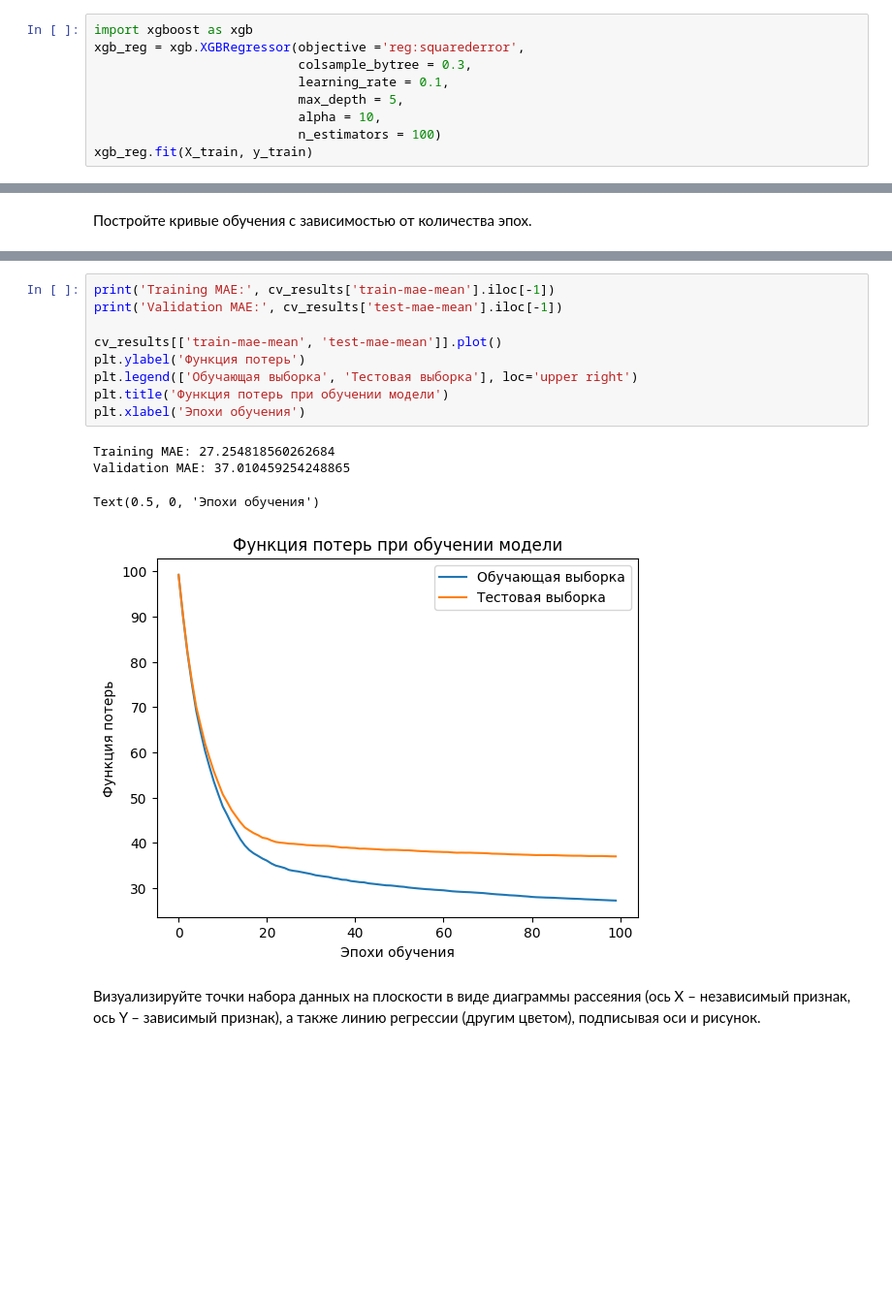
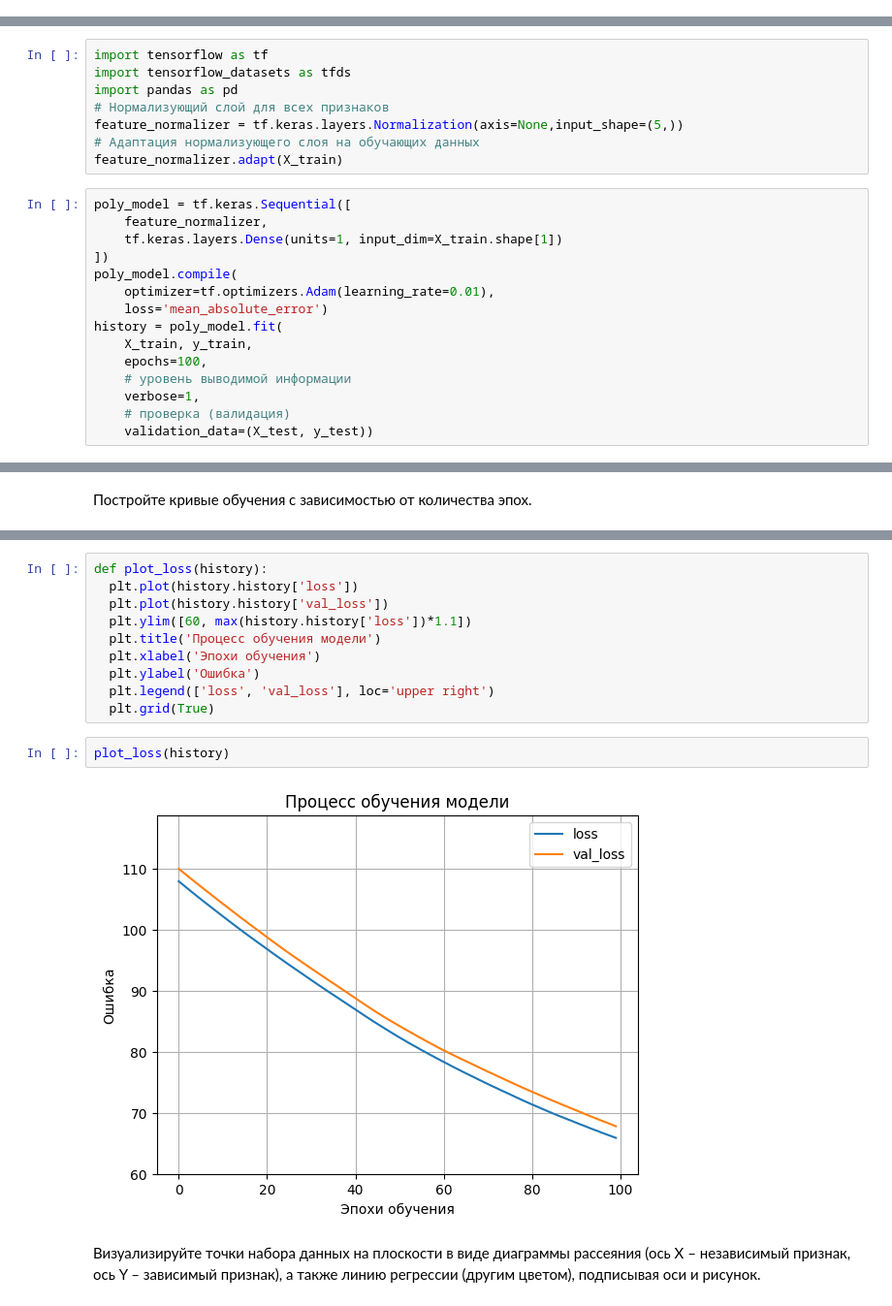
Before and after one commit to kjxeez/machine-learning, a Jupyter notebook: Poly_regression.ipynb, the cells around one changed output, grey strips where cells are left out. Shown at 97% size. Drawn from its saved outputs; the diff is of its cells as text; blank space fills up the shorter version.

```diff
--- a/Poly_regression.ipynb
+++ b/Poly_regression.ipynb
@@ -161,9 +102,0 @@ array([[ 1.0000000e+00, -1.0960897e+00,  1.2014127e+00, -1.3168561e+00,
-# %%
-import xgboost as xgb
-xgb_reg = xgb.XGBRegressor(objective ='reg:squarederror',
-                           colsample_bytree = 0.3,
-                           learning_rate = 0.1,
-                           max_depth = 5,
-                           alpha = 10,
-                           n_estimators = 100)
-xgb_reg.fit(X_train, y_train)
@@ -183,0 +103,23 @@ y_test_preds = xgb_reg.predict(X_test)
+# %%
+import tensorflow as tf
+import tensorflow_datasets as tfds
+import pandas as pd
+# Нормализующий слой для всех признаков
+feature_normalizer = tf.keras.layers.Normalization(axis=None,input_shape=(5,))
+# Адаптация нормализующего слоя на обучающих данных
+feature_normalizer.adapt(X_train)
+# %%
+poly_model = tf.keras.Sequential([
+    feature_normalizer,
+    tf.keras.layers.Dense(units=1, input_dim=X_train.shape[1])
+])
+poly_model.compile(
+    optimizer=tf.optimizers.Adam(learning_rate=0.01),
+    loss='mean_absolute_error')
+history = poly_model.fit(
+    X_train, y_train,
+    epochs=100,
+    # уровень выводимой информации
+    verbose=1,
+    # проверка (валидация)
+    validation_data=(X_test, y_test))
@@ -225,16 +153,16 @@ Parameters: { "n_estimators" } are not used.
-# %%
-print('Training MAE:', cv_results['train-mae-mean'].iloc[-1])
-print('Validation MAE:', cv_results['test-mae-mean'].iloc[-1])
-
-cv_results[['train-mae-mean', 'test-mae-mean']].plot()
-plt.ylabel('Функция потерь')
-plt.legend(['Обучающая выборка', 'Тестовая выборка'], loc='upper right')
-plt.title('Функция потерь при обучении модели')
-plt.xlabel('Эпохи обучения')
-# %% [output]
-Training MAE: 27.254818560262684
-Validation MAE: 37.010459254248865
-Text(0.5, 0, 'Эпохи обучения')
-[figure, removed]
+# %%
+def plot_loss(history):
+  plt.plot(history.history['loss'])
+  plt.plot(history.history['val_loss'])
+  plt.ylim([60, max(history.history['loss'])*1.1])
+  plt.title('Процесс обучения модели')
+  plt.xlabel('Эпохи обучения')
+  plt.ylabel('Ошибка')
+  plt.legend(['loss', 'val_loss'], loc='upper right')
+  plt.grid(True)
+# %%
+plot_loss(history)
+# %% [output]
+[figure, added]
 # %% [markdown]
 Визуализируйте точки набора данных на плоскости в виде диаграммы рассеяния (ось X – независимый признак, ось Y – зависимый признак), а также линию регрессии (другим цветом), подписывая оси и рисунок.
```
Also changed, not shown: parts of 37 cells of this notebook.
